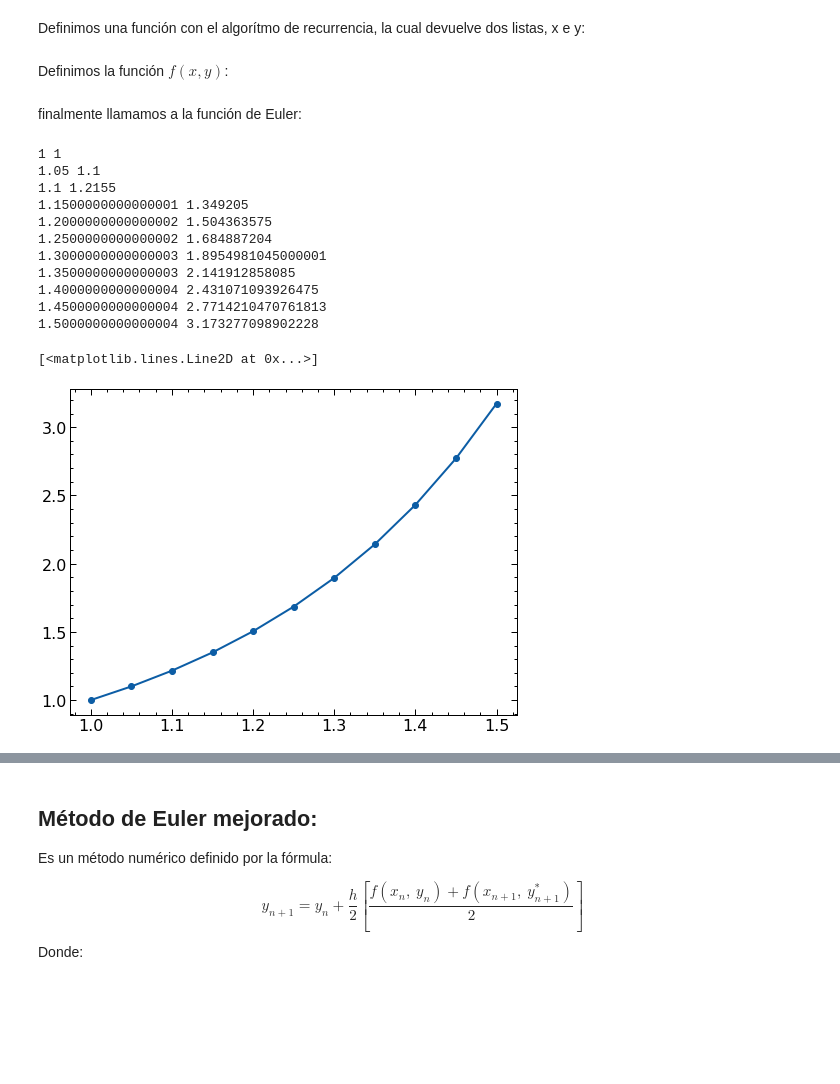
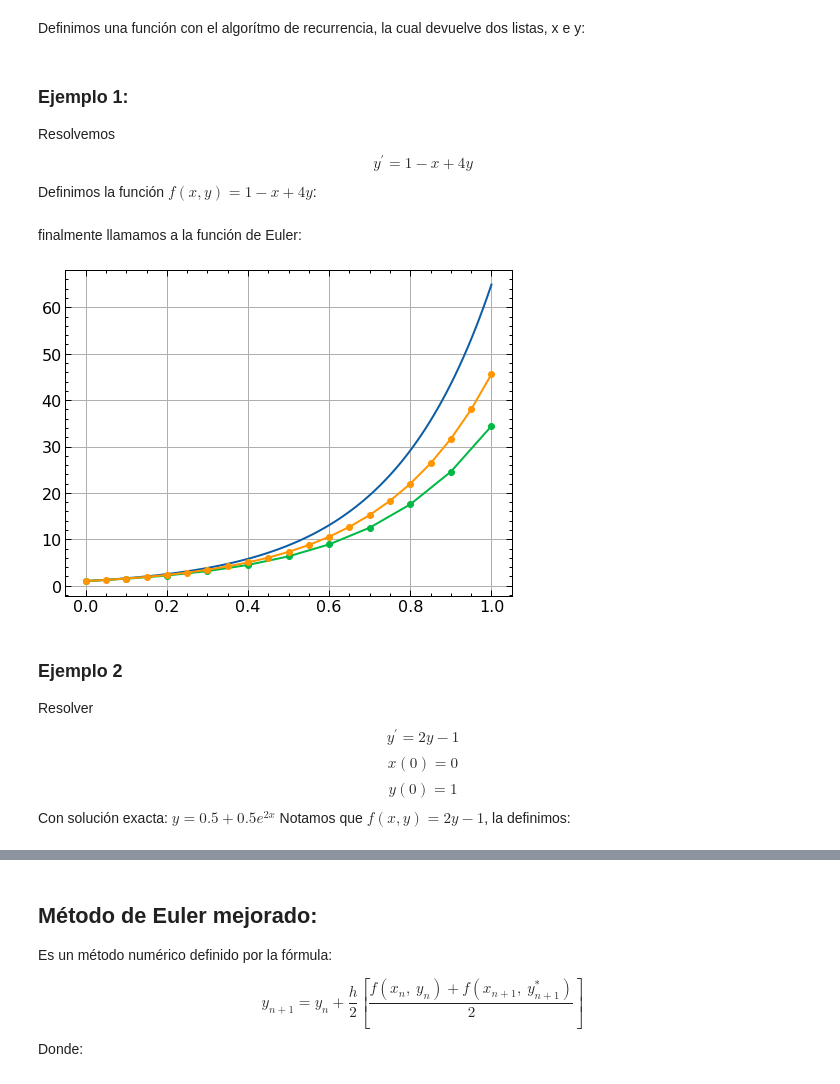
Before and after one commit to JherMik7/euler_Y_Euler_Mejorado, a Jupyter notebook: euler_y_euler_mejorado.ipynb, the cells around one changed output, grey strips where cells are left out. Drawn from its saved outputs; the diff is of its cells as text; code cells hidden in the pictures; blank space fills up the shorter version.

```diff
--- a/euler_y_euler_mejorado.ipynb
+++ b/euler_y_euler_mejorado.ipynb
@@ -26,33 +26,36 @@ def euler(funcion, x0, y0, h, xf):
         x.append(xi) # Agregamos el valor de xi a la lista x
         y.append(yi) # Agregamos el valor de yi a la lista y
     # El siguiente bucle es para mostrar los valores de x e y
-    for i in range(len(x)): # Iteramos la lista x
-        print(x[i], y[i]) # Imprimimos los valores de x e y
+    #for i in range(len(x)): # Iteramos la lista x
+        #print(x[i], y[i]) # Imprimimos los valores de x e y
     # Retornamos los valores de x e y
     return x, y
-# %% [markdown]
-Definimos la función $f(x, y)$:
+# %% [markdown]
+### Ejemplo 1:
+Resolvemos $$y^{\prime} = 1-x+4y$$
+Definimos la función $f(x, y) = 1-x+4y$:
 # %%
 # Definimos la función (que depende de x e y) a evaluar en el método de Euler antes definido:
-funcion1 = lambda x,y: 2*x*y
+funcion1 = lambda x,y: 1-x+4*y
 # %% [markdown]
 finalmente llamamos a la función de Euler:
 # %%
 # Como la función de Euler retorna una lista de valores de x e y, asignamos dichas listas a las variables x e y
-x, y = euler(funcion1, 1, 1, 0.05, 1.5)
+x = np.linspace(0,1,100) # Creamos una lista de valores de x
+y = x*1/4-3/16+19/16*np.exp(4*x) # Calculamos la lista de valores de y
+plt.plot(x,y) # Graficamos la lista de valores de x e y
+x1, y1 = euler(funcion1, 0, 1, 0.1, 1)
 # Graficamos los valores de x e y
-plt.plot(x, y, 'o-')
+plt.plot(x1, y1, 'o-')
+x2, y2 = euler(funcion1, 0, 1, 0.05, 1)
+plt.plot(x2, y2, 'o-')
+plt.grid()
 # %% [output]
-1 1
-1.05 1.1
-1.1 1.2155
-1.1500000000000001 1.349205
-1.2000000000000002 1.504363575
-1.2500000000000002 1.684887204
-1.3000000000000003 1.8954981045000001
-1.3500000000000003 2.141912858085
-1.4000000000000004 2.431071093926475
-1.4500000000000004 2.7714210470761813
-1.5000000000000004 3.173277098902228
-[<matplotlib.lines.Line2D at 0x...>]
-[figure, old version]
+[figure, new version]
+# %% [markdown]
+### Ejemplo 2
+Resolver $$y^{\prime} =2y-1$$
+$$x(0)=0$$
+$$y(0) = 1$$
+Con solución exacta: $y = 0.5+0.5e^{2x}$
+Notamos que $f(x,y) = 2y-1$, la definimos:
```
Also changed, not shown: parts of 3 cells of this notebook.
